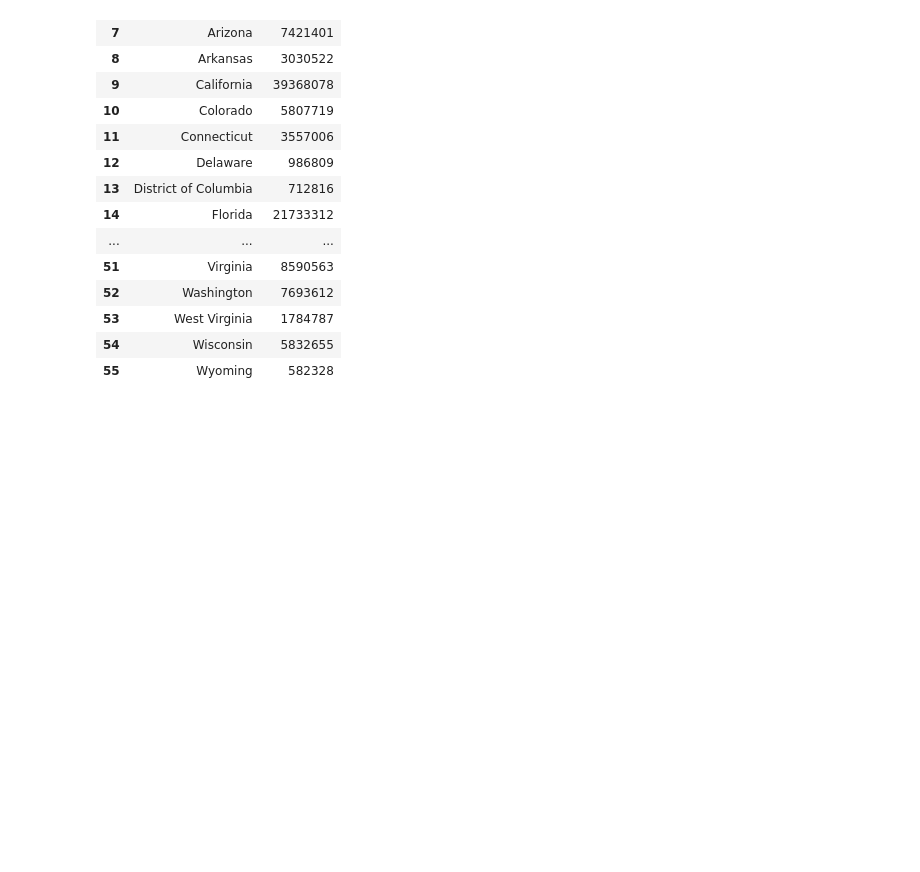
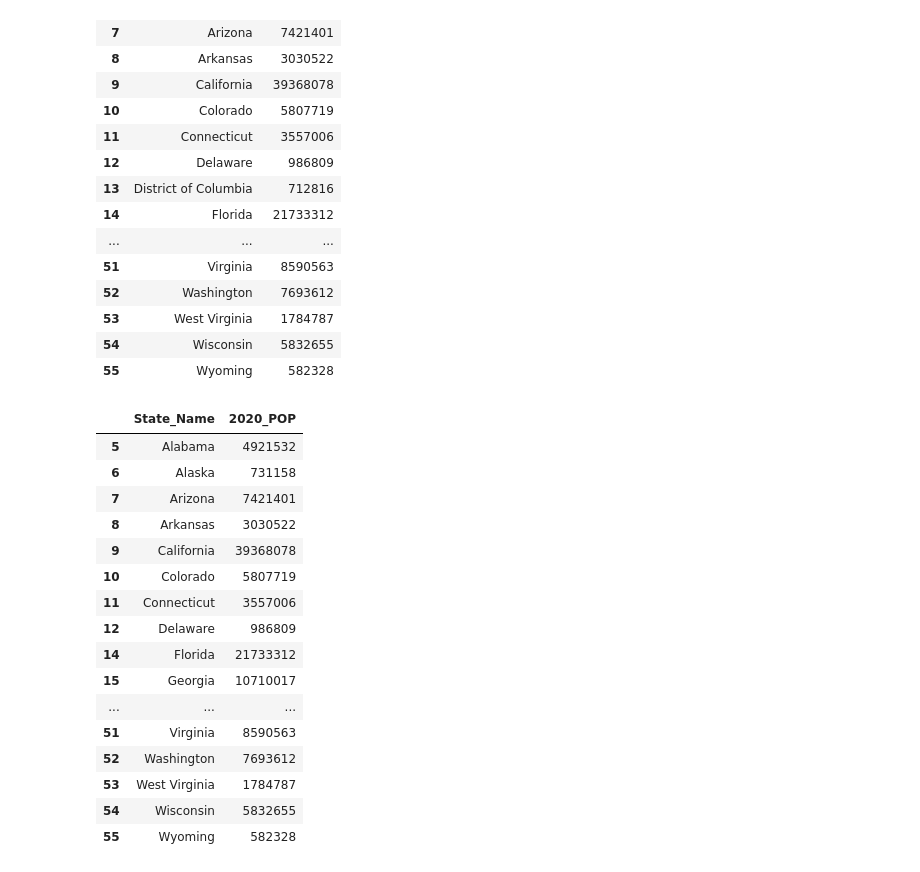
Before and after one commit to claws425/ETL-Project, a Jupyter notebook: ETLProject.ipynb, the cells around one changed output. Drawn from its saved outputs; the diff is of its cells as text; code cells hidden in the pictures; blank space fills up the shorter version.

Commit message:
Removed the District of Columbia row

```diff
--- a/ETLProject.ipynb
+++ b/ETLProject.ipynb
@@ -98,3 +98,27 @@ state_pop_data
 | 53 | West Virginia | 1784787 |
 | 54 | Wisconsin | 5832655 |
 | 55 | Wyoming | 582328 |
+# %%
+# Drop the District of Columbia row
+state_pop_data = state_pop_data.drop(index=13)
+
+# View the data
+state_pop_data
+# %% [output]
+|  | State_Name | 2020_POP |
+| 5 | Alabama | 4921532 |
+| 6 | Alaska | 731158 |
+| 7 | Arizona | 7421401 |
+| 8 | Arkansas | 3030522 |
+| 9 | California | 39368078 |
+| 10 | Colorado | 5807719 |
+| 11 | Connecticut | 3557006 |
+| 12 | Delaware | 986809 |
+| 14 | Florida | 21733312 |
+| 15 | Georgia | 10710017 |
+| ... | ... | ... |
+| 51 | Virginia | 8590563 |
+| 52 | Washington | 7693612 |
+| 53 | West Virginia | 1784787 |
+| 54 | Wisconsin | 5832655 |
+| 55 | Wyoming | 582328 |
```
